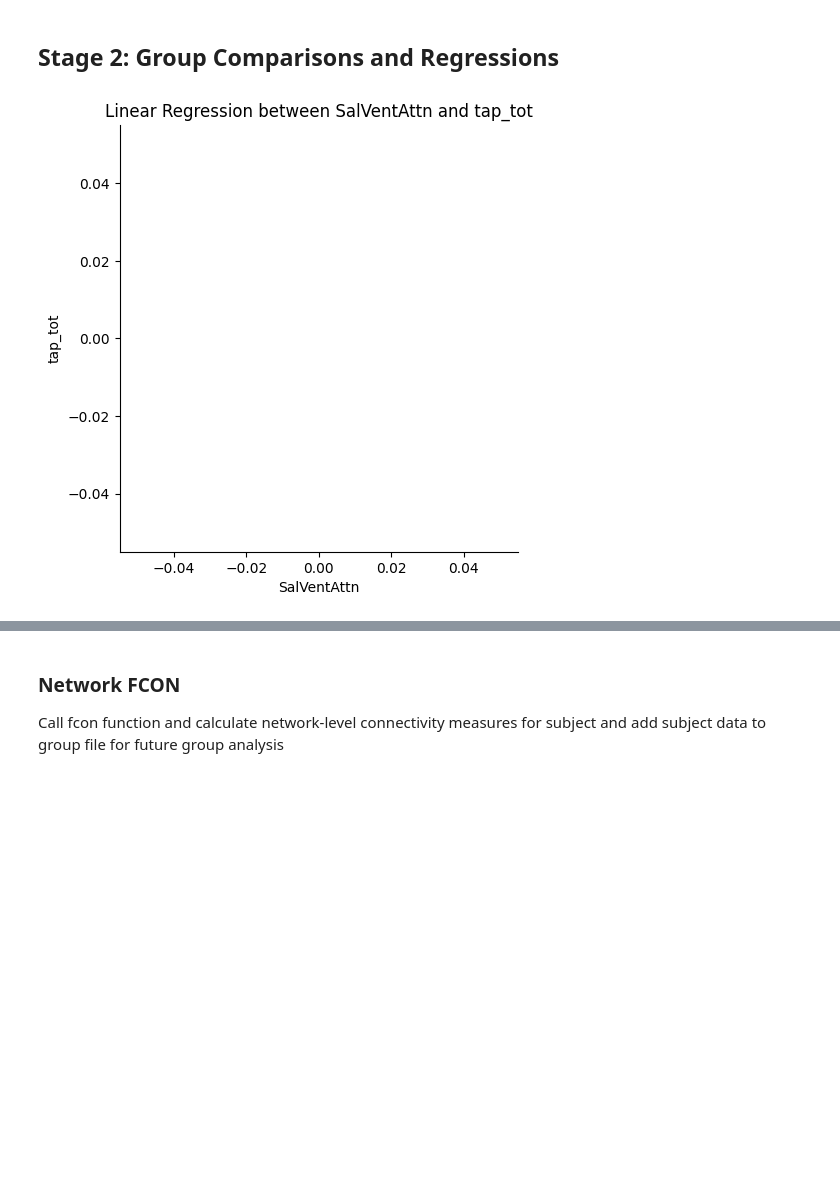
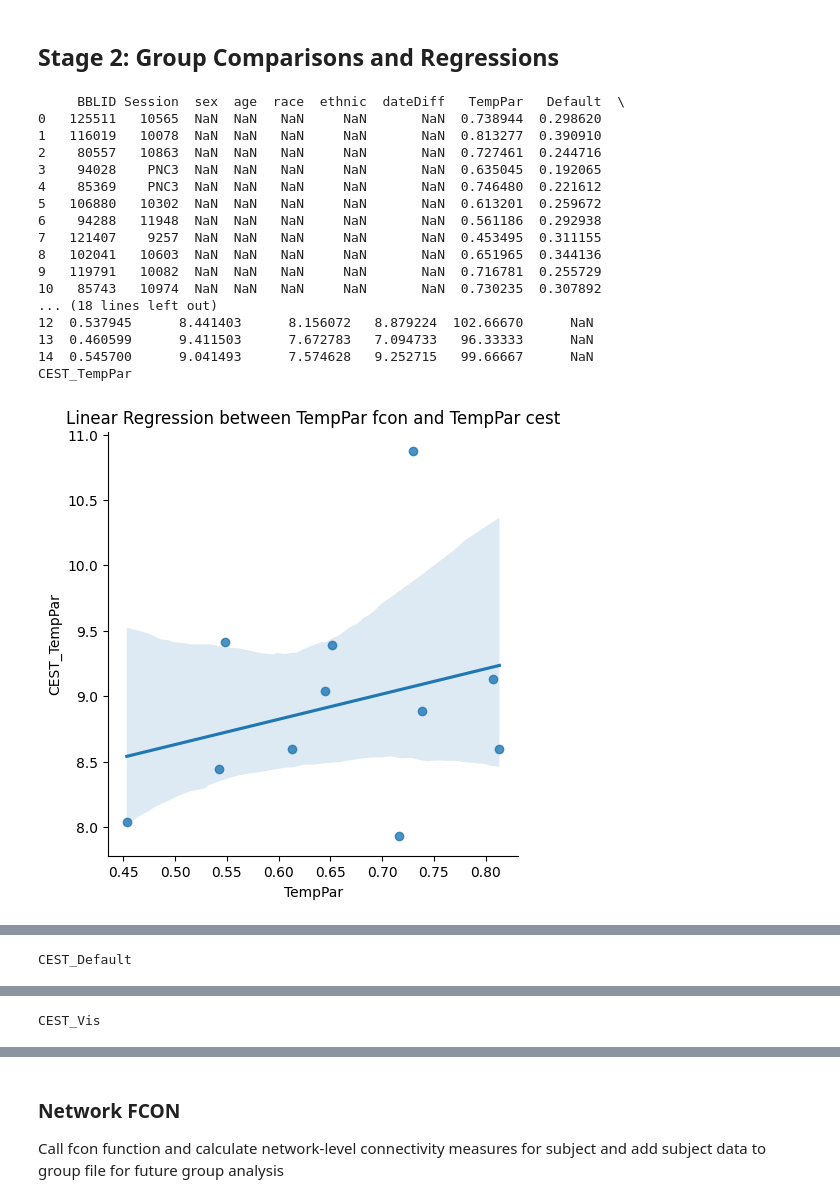
Before and after one commit to pecsok/glucest-rsfmri, a Jupyter notebook: fmri_pipeline/pipeline.ipynb, the cells around one changed output, grey strips where cells are left out. Cells and saved outputs as stored; diff of their text form; code cells hidden in the pictures; blank space fills up the shorter version.

```diff
--- a/fmri_pipeline/pipeline.ipynb
+++ b/fmri_pipeline/pipeline.ipynb
@@ -58,11 +68,11 @@ Index: []
 # %% [markdown]
 ### Choose which modules to run
 # %%
-runfcon = False
+runfcon = True
 runCNB = True
-rundiag = True
-rundemo = True
-runCEST = True
+rundiag = False
+rundemo = False
+runcest = True
 run_grpanalysis = True
 # %% [markdown]
 ## Stage 1: Create Group Data Frame
@@ -167,16 +221,44 @@ Processing subject 116019
 # %% [markdown]
 ## Stage 2: Group Comparisons and Regressions
 # %%
+print(grp_df)
 if run_grpanalysis:
     # Create a scatter plot with a linear regression line
     for network in networks:
+        cestcol = "CEST_" + network
+        print(cestcol)
+        sns.lmplot(x=network, y=cestcol, data=grp_df)
+        # Add labels and a title to the plot
+        plt.xlabel(network)
+        plt.ylabel(cestcol)
+        plt.title('Linear Regression between ' + network + ' fcon and ' + network + ' cest')
+        # Show the plot
+        plt.show()
+
         for CNB_score in CNB_scores:
             sns.lmplot(x=network, y='tap_tot', data=grp_df)
             # Add labels and a title to the plot
             plt.xlabel(network)
             plt.ylabel(CNB_score)
             plt.title('Linear Regression between ' + network + ' and ' + CNB_score)
             # Show the plot
             plt.show()
 # %% [output]
+     BBLID Session  sex  age  race  ethnic  dateDiff   TempPar   Default  \
+0   125511   10565  NaN  NaN   NaN     NaN       NaN  0.738944  0.298620
+1   116019   10078  NaN  NaN   NaN     NaN       NaN  0.813277  0.390910
+2    80557   10863  NaN  NaN   NaN     NaN       NaN  0.727461  0.244716
+3    94028    PNC3  NaN  NaN   NaN     NaN       NaN  0.635045  0.192065
+4    85369    PNC3  NaN  NaN   NaN     NaN       NaN  0.746480  0.221612
+5   106880   10302  NaN  NaN   NaN     NaN       NaN  0.613201  0.259672
+6    94288   11948  NaN  NaN   NaN     NaN       NaN  0.561186  0.292938
+7   121407    9257  NaN  NaN   NaN     NaN       NaN  0.453495  0.311155
+8   102041   10603  NaN  NaN   NaN     NaN       NaN  0.651965  0.344136
+9   119791   10082  NaN  NaN   NaN     NaN       NaN  0.716781  0.255729
+10   85743   10974  NaN  NaN   NaN     NaN       NaN  0.730235  0.307892
+... (18 lines left out)
+12  0.537945      8.441403      8.156072   8.879224  102.66670      NaN
+13  0.460599      9.411503      7.672783   7.094733   96.33333      NaN
+14  0.545700      9.041493      7.574628   9.252715   99.66667      NaN
+CEST_TempPar
-[figure, old version]
+[figure, new version]
@@ -183,0 +266 @@ if run_grpanalysis:
+CEST_Default
@@ -185,0 +269 @@ if run_grpanalysis:
+CEST_Vis
```
Also changed, not shown: parts of 5 cells of this notebook.
